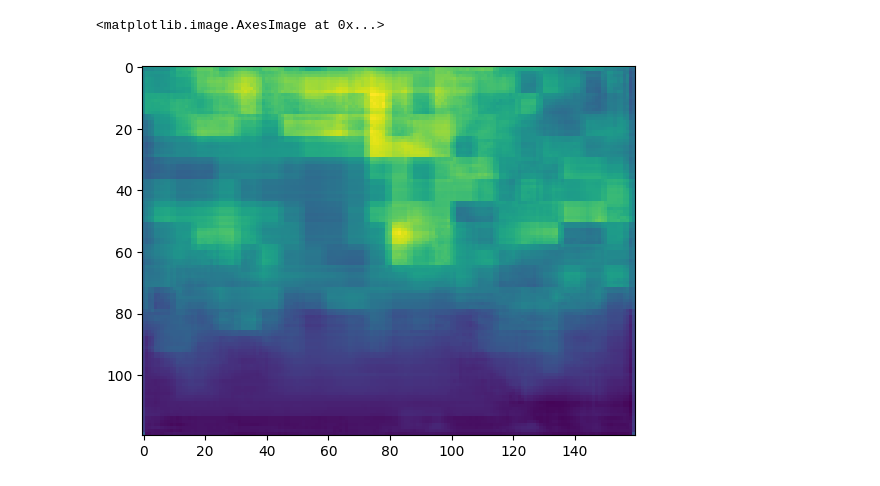
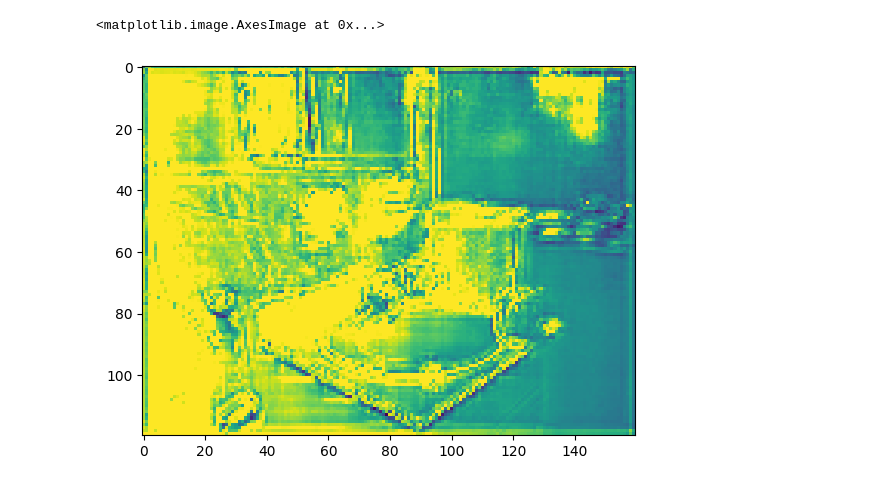
Before and after one commit to tauzn-clock/NDDepth, a Jupyter notebook: src/test.ipynb, the cells around one changed output. Saved outputs shown, nothing was run; the diff lists cells and outputs as text; code cells hidden in the pictures.

```diff
--- a/src/test.ipynb
+++ b/src/test.ipynb
@@ -18,8 +18,8 @@ MODEL_PATH = "./model.pth"
 
 device = "cuda:0"
 
-test_dataset = BaseImageDataset('test', NYUImageData, '/scratchdata/nyu_data', '/scratchdata/nyu_data/data/nyu2_test.csv')
-test_dataloader = DataLoader(test_dataset, batch_size=1, pin_memory=True)
+test_dataset = BaseImageDataset('test', NYUImageData, '/scratchdata/nyu_depth_v2/official_splits/test', '/NDDepth/src/nyu_test.csv')
+test_dataloader = DataLoader(test_dataset, batch_size=6, pin_memory=True)
 # %%
 for i, data in enumerate(test_dataloader):
     break
@@ -53,0 +31,7 @@ Model(
+# %%
+config =  ModelConfig("tiny07")
+config.batch_size = 6
+config.height = 480//4
+config.width = 640//4
+model = Model(config).to(device)
+model.backbone.backbone.from_pretrained("microsoft/swinv2-tiny-patch4-window8-256")
@@ -54,8 +56,8 @@ Model(
 # %%
 for k in data.keys(): data[k] = data[k].to(device)
-d1_list, u1, d2_list, u2 = model(data)
+d1_list, u1, d2_list, u2, norm_est, dist_est = model(data)
 # %%
-plt.imshow(d2_list[0].cpu().detach().squeeze())
+plt.imshow(d2_list[3][0].cpu().detach().squeeze())
 # %% [output]
 <matplotlib.image.AxesImage at 0x...>
-[figure, old version]
+[figure, new version]
```
Also changed, not shown: parts of 3 cells of this notebook, 3 other files.
